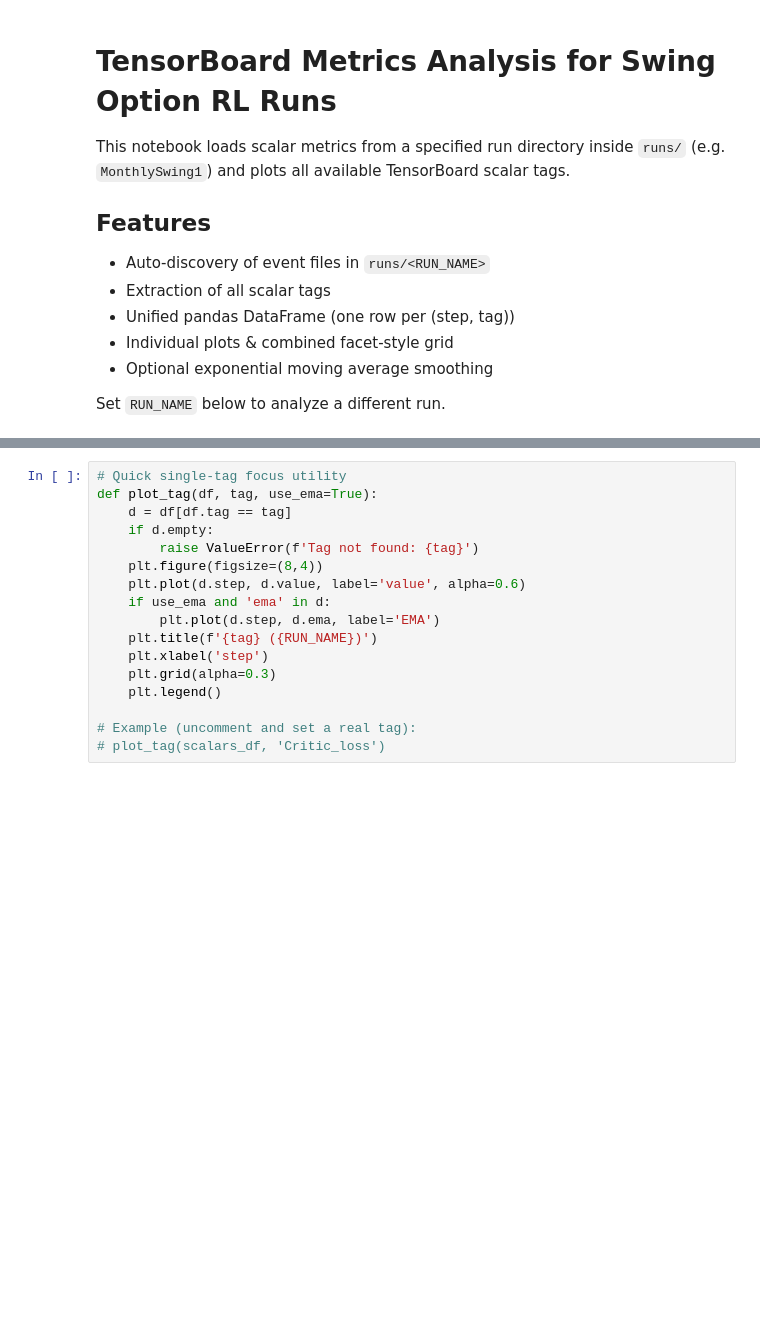
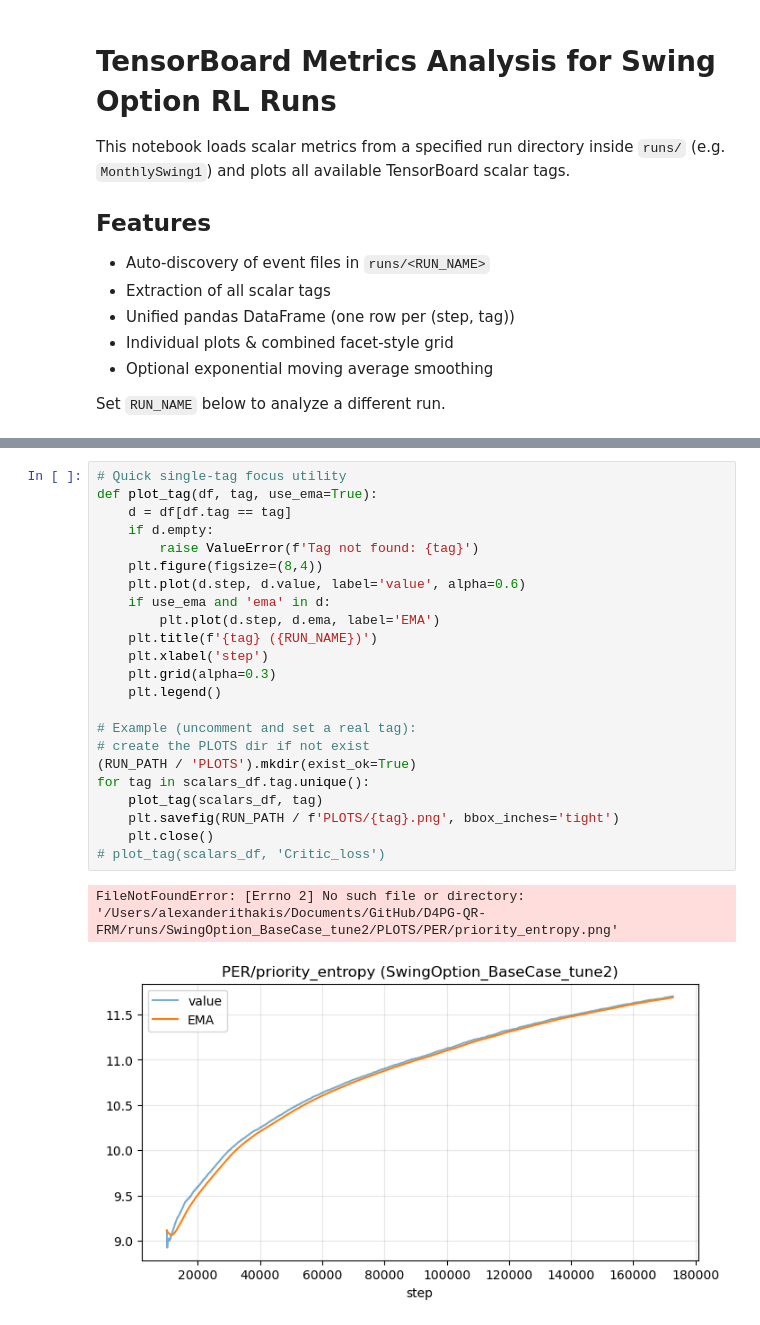
Before and after one commit to ithakis/DRL-Swing-Options, a Jupyter notebook: Jupyter Notebooks/TensorBoard_Metrics_Analysis.ipynb, the cells around one changed output, grey strips where cells are left out. Cells and saved outputs as stored; diff of their text form; blank space fills up the shorter version.

```diff
--- a/Jupyter Notebooks/TensorBoard_Metrics_Analysis.ipynb
+++ b/Jupyter Notebooks/TensorBoard_Metrics_Analysis.ipynb
@@ -121,20 +121,29 @@ plot_all(scalars_df, use_ema=True);
 # %%
 # Quick single-tag focus utility
 def plot_tag(df, tag, use_ema=True):
     d = df[df.tag == tag]
     if d.empty:
         raise ValueError(f'Tag not found: {tag}')
     plt.figure(figsize=(8,4))
     plt.plot(d.step, d.value, label='value', alpha=0.6)
     if use_ema and 'ema' in d:
         plt.plot(d.step, d.ema, label='EMA')
     plt.title(f'{tag} ({RUN_NAME})')
     plt.xlabel('step')
     plt.grid(alpha=0.3)
     plt.legend()
 
 # Example (uncomment and set a real tag):
+# create the PLOTS dir if not exist
+(RUN_PATH / 'PLOTS').mkdir(exist_ok=True)
+for tag in scalars_df.tag.unique():
+    plot_tag(scalars_df, tag)
+    plt.savefig(RUN_PATH / f'PLOTS/{tag}.png', bbox_inches='tight')
+    plt.close()
 # plot_tag(scalars_df, 'Critic_loss')
+# %% [output]
+FileNotFoundError: [Errno 2] No such file or directory: '/Users/alexanderithakis/Documents/GitHub/D4PG-QR-FRM/runs/SwingOption_BaseCase_tune2/PLOTS/PER/priority_entropy.png'
+[figure, added]
 # %%
 # Export metrics & hyperparameters for LLM-assisted hyperparameter tuning
 from datetime import datetime
```
Also changed, not shown: parts of 5 cells of this notebook, 27 other files.
